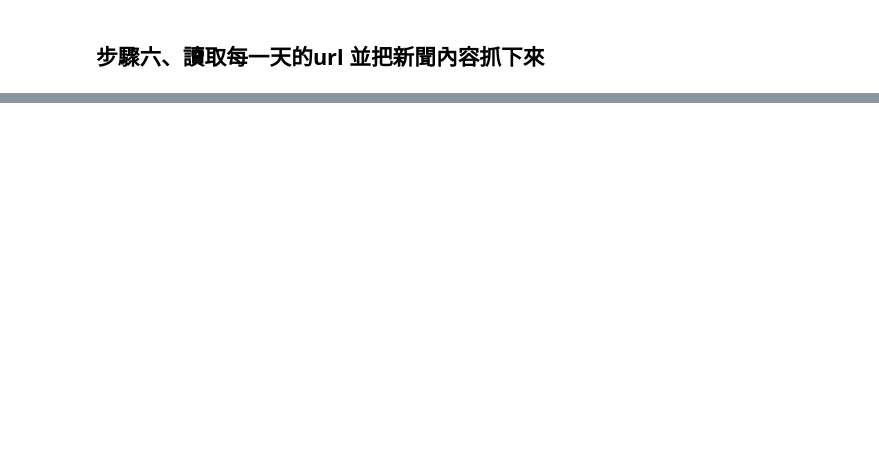
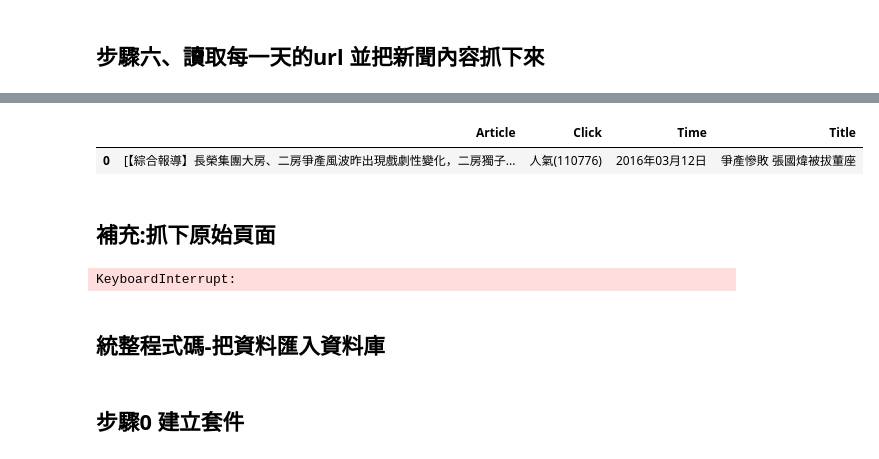
Before and after one commit to y2k6302/zb105, a Jupyter notebook: 蘋果日報-專題 test.ipynb, the cells around one changed output, grey strips where cells are left out. Cells and saved outputs as stored; diff of their text form; code cells hidden in the pictures; blank space fills up the shorter version.

```diff
--- a/蘋果日報-專題 test.ipynb
+++ b/蘋果日報-專題 test.ipynb
@@ -171,17 +167,16 @@ from urlparse import urljoin
 import os
 import datetime as dt
 #製造日期的迴圈
-startdate = dt.datetime(2016, 3,10)
+startdate = dt.datetime(2016, 3,12)
 endate = dt.datetime(2016, 3,12)
 totaldays = (endate - startdate).days + 1
 for daynumber in range(totaldays):
     datestring = (startdate + dt.timedelta(days = daynumber)).date().strftime("%Y%m%d")
     #print datestring
-    #每一天的蘋果新聞頁面
+
+    #印出每一天的蘋果新聞 url
     page_url = 'http://www.appledaily.com.tw/appledaily/archive/{}'.format(datestring)
     print page_url
-
-    news_url=[]
     main_url ='http://www.appledaily.com.tw/appledaily'
     res = requests.get(page_url)
     soup = BeautifulSoup(res.text)
@@ -192,10 +187,9 @@ for daynumber in range(totaldays):
     lis = div.select('li')
     for li in lis:
         href = li.select('a')[0]['href']
-        #news_url.append(urljoin(main_url,'/'.join(href.split('/')[:6])))  #取的新聞連結完整網址
         news_url.append(urljoin(main_url,href)) #urljoin會自動合併兩個網址
         f = open('C:/Users/BIG DATA/Desktop/Apple_news/{}.text'.format(datestring),'w')
         for i in news_url:
-            f.write(i.encode('utf-8')+'\n') #prettify()先把檔案轉unicode，再用encode('utf-8')編碼
+            f.write(i.encode('utf-8')+'\n') #用encode('utf-8')編碼
         f.close()
 # %% [output]
@@ -205,13 +197,15 @@ http://www.appledaily.com.tw/appledaily/archive/20160312
 # %% [markdown]
 ## 步驟六、讀取每一天的url 並把新聞內容抓下來
 # %%
-#在 readlines() 的時候其實會把隱藏的\n讀進去，若檔案有經過調整，會變成檔案讀不到，要從跑上面的步驟一
+#在 readlines() 的時候其實會把隱藏的\n讀進去，若檔案有經過調整，會變成檔案讀不到，要從跑上面的步驟
 import datetime as dt
 import requests
+import time
 from bs4 import BeautifulSoup
 count = 0
+L = []
 #製造日期的迴圈
-startdate = dt.datetime(2016, 3,10)
+startdate = dt.datetime(2016, 3,12)
 endate = dt.datetime(2016, 3,12)
 totaldays = (endate - startdate).days + 1
 for daynumber in range(totaldays):
@@ -256,6 +250,7 @@ for daynumber in range(totaldays):
             #內文抓取檔案關閉
             f.close()
 
+        #印出有問題的新聞
         except IndexError:
             count +=1
             print count
@@ -282,0 +375,40 @@ for daynumber in range(totaldays):
+# %%
+import pandas as pd
+df = pd.DataFrame(L)
+df.head(1)
+# %% [output]
+|  | Article | Click | Time | Title |
+| 0 | [【綜合報導】長榮集團大房、二房爭產風波昨出現戲劇性變化，二房獨子... | 人氣(110776) | 2016年03月12日 | 爭產慘敗 張國煒被拔董座 |
+# %% [markdown]
+## 補充:抓下原始頁面
+# %%
+#將每一個news_url的內容抓取
+import datetime as dt
+import requests
+import time
+from bs4 import BeautifulSoup
+count = 0
+#製造日期的迴圈
+startdate = dt.datetime(2016, 3,12)
+endate = dt.datetime(2016, 3,12)
+totaldays = (endate - startdate).days + 1
+for daynumber in range(totaldays):
+    datestring = (startdate + dt.timedelta(days = daynumber)).date().strftime("%Y%m%d")
+    #開起每天的url檔案
+    f = open('C:/Users/BIG DATA/Desktop/Apple_news/{}.text'.format(datestring),'r')
+    for url in f.readlines():
+        res = requests.get(url)
+        soup = BeautifulSoup(res.text)
+        to_file = soup.select('#maincontent')[0]
+        file_date,file_num = url.split('/')[6],url.split('/')[7]  #替檔案取名子
+        f = open('C:/Users/BIG DATA/Desktop/Apple_news/{}_{}.text'.format(file_date,file_num),'w')
+        f.write(to_file.prettify().encode('utf-8')) #prettify()先把檔案轉unicode，再用encode('utf-8')編碼
+        time.sleep(0.6)
+        f.close()
+    f.close()
+# %% [output]
+KeyboardInterrupt:
+# %% [markdown]
+## 統整程式碼-把資料匯入資料庫
+# %% [markdown]
+## 步驟0 建立套件
```
Also changed, not shown: parts of 24 cells of this notebook, 28 other files.
